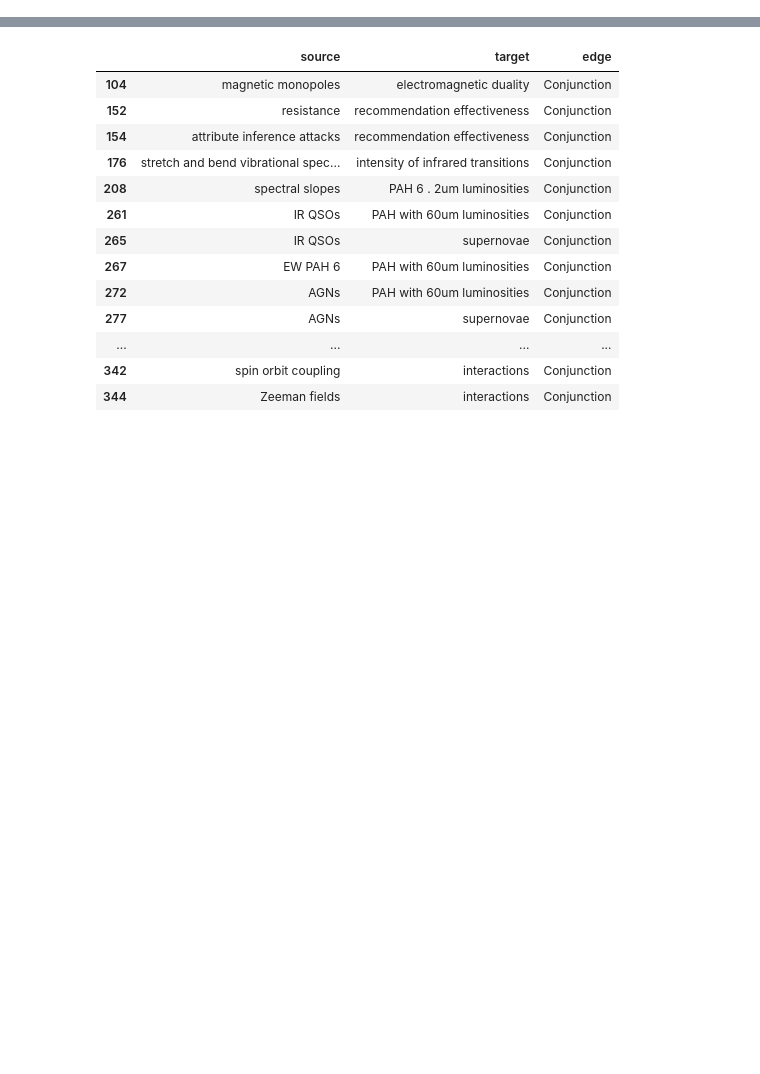
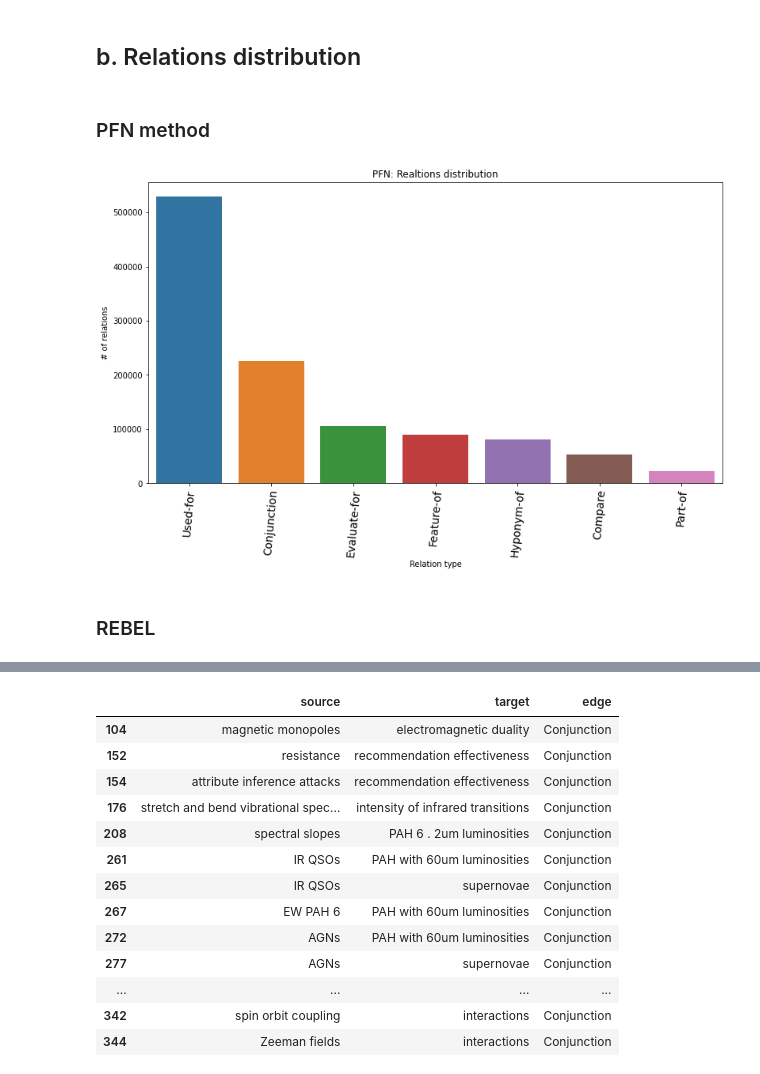
Before and after one commit to eestien/EntRel, a Jupyter notebook: KG_Analysis.ipynb, the cells around one changed output, grey strips where cells are left out. Cells and saved outputs as stored; diff of their text form; code cells hidden in the pictures; blank space fills up the shorter version.

Commit message:
Added a barplots

```diff
--- a/KG_Analysis.ipynb
+++ b/KG_Analysis.ipynb
@@ -52,0 +62,27 @@ pfn_rels
+# %% [markdown]
+## b. Relations distribution
+# %%
+def get_relation_value_counts(data):
+    unique_relation_types_counter = dict(Counter(data))
+    unique_relation_types_vc = dict(sorted(unique_relation_types_counter.items(), key=lambda t: t[1], reverse=True))
+    return unique_relation_types_vc
+# %%
+def plot_rels_dist(data, method_name):
+    plt.figure(figsize=(13, 7))# (16, 12))
+    data = dict(itertools.islice(data.items(), 20))
+    sns.barplot(x=list(data.keys()), y=list(data.values()))
+    plt.xticks(rotation=85, fontsize=14)
+    plt.title(f'{method_name}: Realtions distribution')
+    plt.xlabel('Relation type')
+    plt.ylabel('# of relations')
+    plt.show()
+# %% [markdown]
+### PFN method
+# %%
+pfn_relation_types_vc = get_relation_value_counts(pfn_rels.edge)
+# %%
+plot_rels_dist(data=pfn_relation_types_vc, method_name='PFN')
+# %% [output]
+[figure, added]
+# %% [markdown]
+### REBEL
```
Also changed, not shown: parts of 27 cells of this notebook, 1 other file.
